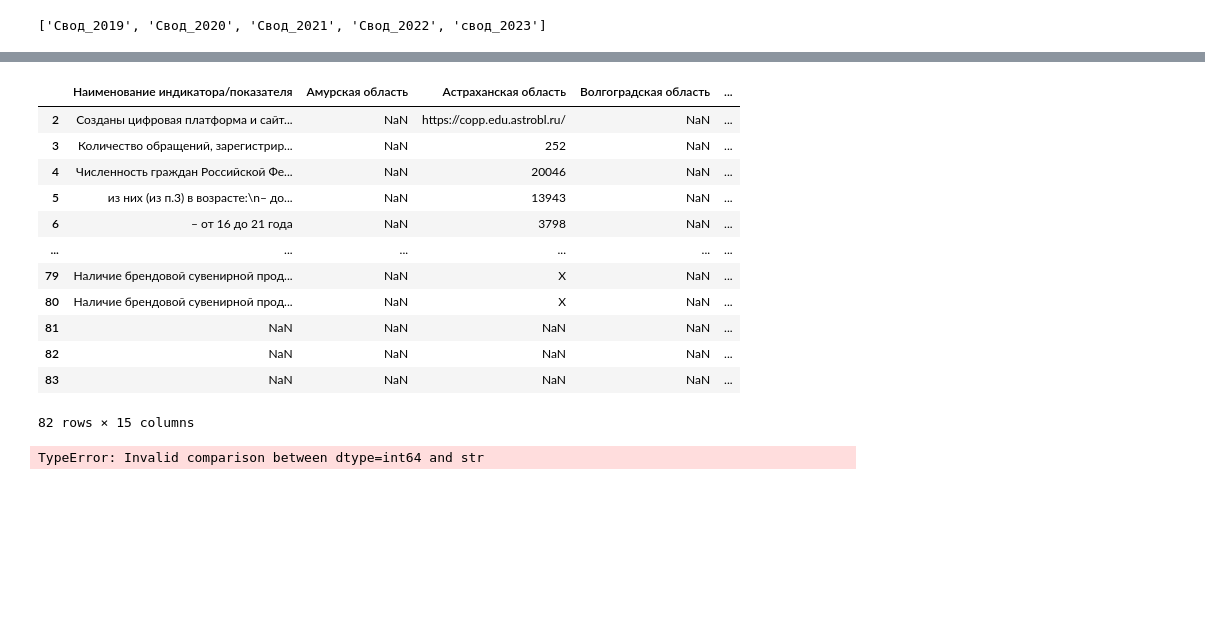
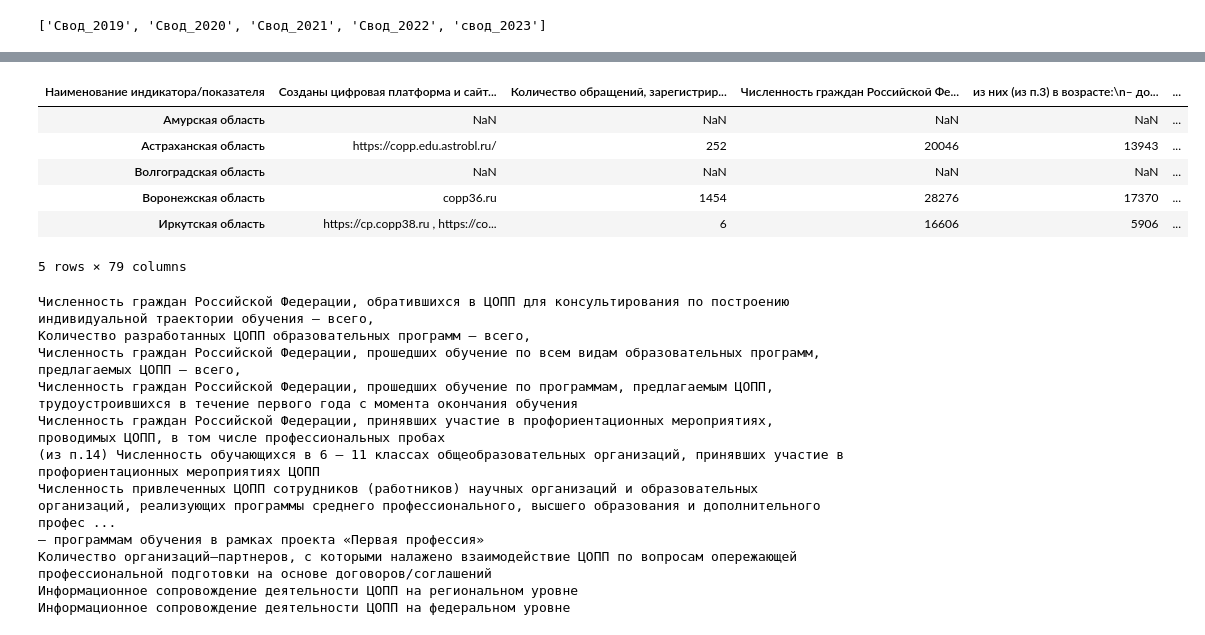
Before and after one commit to t0r1n88/Alora, a Jupyter notebook: svod_copp.ipynb, the cells around one changed output, grey strips where cells are left out. Cells and saved outputs as stored; diff of their text form; code cells hidden in the pictures; blank space fills up the shorter version.

```diff
--- a/svod_copp.ipynb
+++ b/svod_copp.ipynb
@@ -102,24 +58,6 @@ temp_reg_df = temp_reg_df[lst_2023_columns]
 temp_reg_df.columns = temp_lst_regions
 # %%
 temp_reg_df.insert(0,'Наименование индикатора/показателя',temp_df['Наименование индикатора/показателя'])
-# %%
-temp_reg_df
-# %% [output]
-|  | Наименование индикатора/показателя | Амурская область | Астраханская область | Волгоградская область | ... |
-| 2 | Созданы цифровая платформа и сайт... | NaN | https://copp.edu.astrobl.ru/ | NaN | ... |
-| 3 | Количество обращений, зарегистрир... | NaN | 252 | NaN | ... |
-| 4 | Численность граждан Российской Фе... | NaN | 20046 | NaN | ... |
-| 5 | из них (из п.3) в возрасте:\n– до... | NaN | 13943 | NaN | ... |
-| 6 | – от 16 до 21 года | NaN | 3798 | NaN | ... |
-| ... | ... | ... | ... | ... | ... |
-| 79 | Наличие брендовой сувенирной прод... | NaN | Х | NaN | ... |
-| 80 | Наличие брендовой сувенирной прод... | NaN | Х | NaN | ... |
-| 81 | NaN | NaN | NaN | NaN | ... |
-| 82 | NaN | NaN | NaN | NaN | ... |
-| 83 | NaN | NaN | NaN | NaN | ... |
-82 rows × 15 columns
 # %%
 # очищаем от пустых строк
-temp_reg_df.dropna(how=='all')
+temp_reg_df.dropna(how='all',inplace=True)
-# %% [output]
-TypeError: Invalid comparison between dtype=int64 and str
@@ -125,0 +66,10 @@ TypeError: Invalid comparison between dtype=int64 and str
+# %%
+transpose_df.head()
+# %% [output]
+| Наименование индикатора/показателя | Созданы цифровая платформа и сайт... | Количество обращений, зарегистрир... | Численность граждан Российской Фе... | из них (из п.3) в возрасте:\n– до... | ... |
+| Амурская область | NaN | NaN | NaN | NaN | ... |
+| Астраханская область | https://copp.edu.astrobl.ru/ | 252 | 20046 | 13943 | ... |
+| Волгоградская область | NaN | NaN | NaN | NaN | ... |
+| Воронежская область | copp36.ru | 1454 | 28276 | 17370 | ... |
+| Иркутская область | https://cp.copp38.ru , https://co... | 6 | 16606 | 5906 | ... |
+5 rows × 79 columns
@@ -125,0 +78,17 @@ TypeError: Invalid comparison between dtype=int64 and str
+# %%
+# начинаем подсчет
+for name_column in itog_dct.keys():
+    print(name_column)
+    itog_dct[name_column] +=transpose_df[name_column].sum(numeric_only=True)
+# %% [output]
+Численность граждан Российской Федерации, обратившихся в ЦОПП для консультирования по построению индивидуальной траектории обучения – всего,
+Количество разработанных ЦОПП образовательных программ – всего,
+Численность граждан Российской Федерации, прошедших обучение по всем видам образовательных программ, предлагаемых ЦОПП – всего,
+Численность граждан Российской Федерации, прошедших обучение по программам, предлагаемым ЦОПП, трудоустроившихся в течение первого года с момента окончания обучения
+Численность граждан Российской Федерации, принявших участие в профориентационных мероприятиях, проводимых ЦОПП, в том числе профессиональных пробах
+(из п.14) Численность обучающихся в 6 – 11 классах общеобразовательных организаций, принявших участие в профориентационных мероприятиях ЦОПП
+Численность привлеченных ЦОПП сотрудников (работников) научных организаций и образовательных организаций, реализующих программы среднего профессионального, высшего образования и дополнительного профес ...
+– программам обучения в рамках проекта «Первая профессия»
+Количество организаций–партнеров, с которыми налажено взаимодействие ЦОПП по вопросам опережающей профессиональной подготовки на основе договоров/соглашений
+Информационное сопровождение деятельности ЦОПП на региональном уровне
+Информационное сопровождение деятельности ЦОПП на федеральном уровне
```
Also changed, not shown: parts of 11 cells of this notebook.
